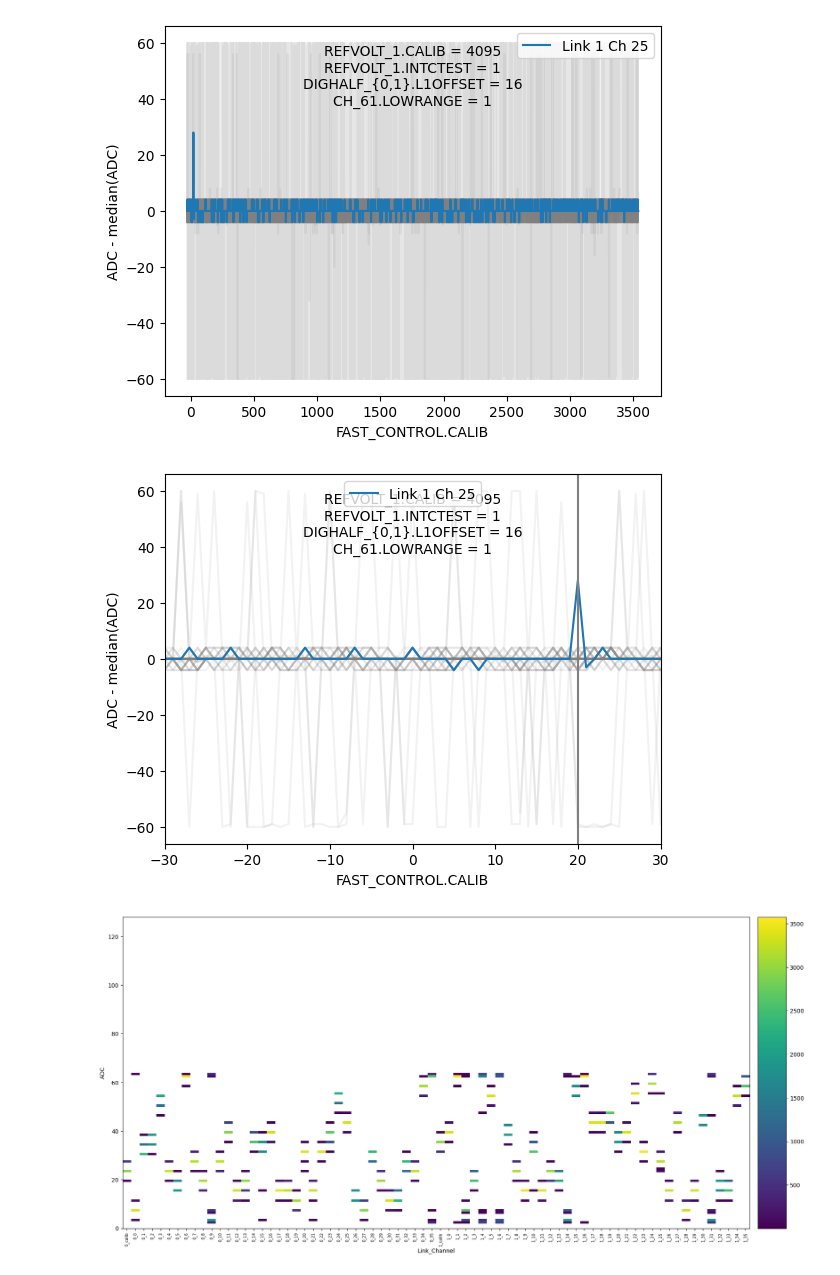
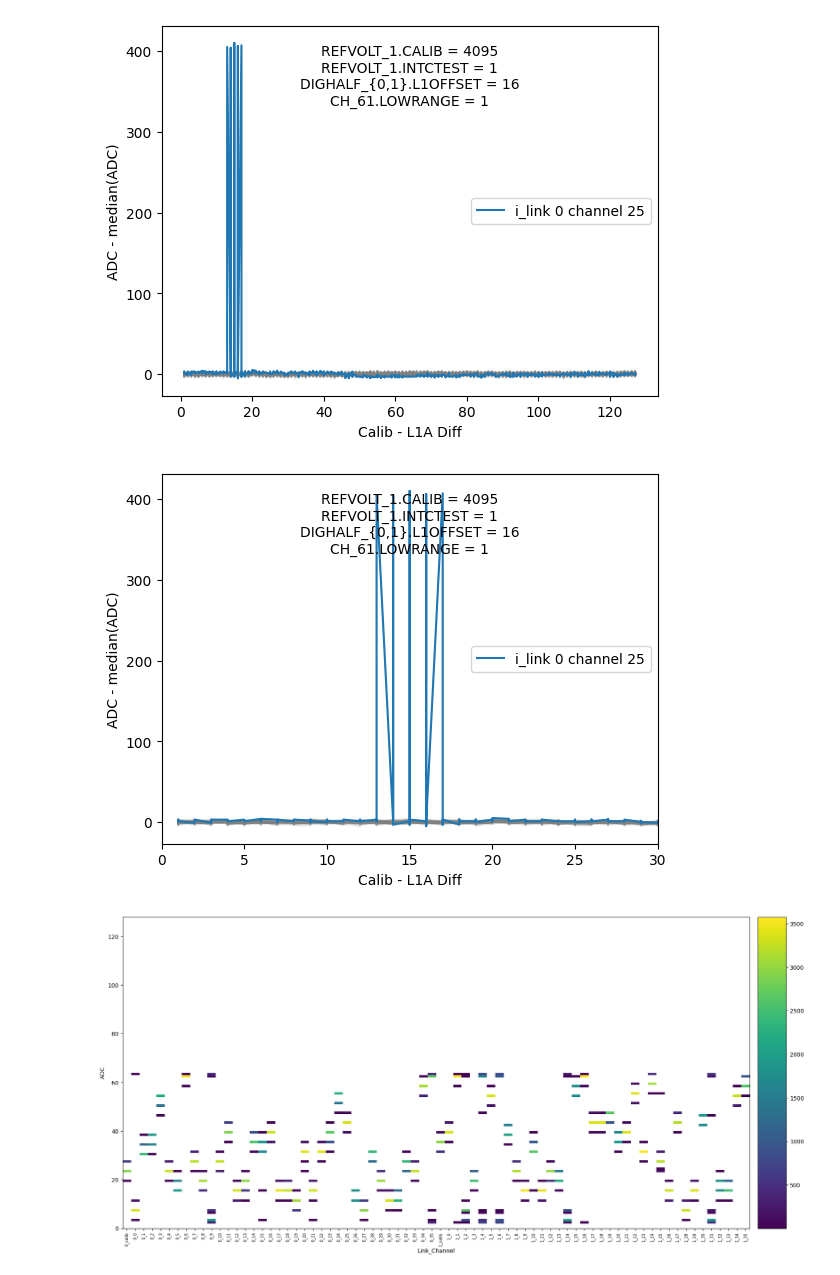
Before and after one commit to tomeichlersmith/ldmx-hgcroc-ana-dump, a Jupyter notebook: charge-timein.ipynb, the cells around one changed output. Drawn from its saved outputs; the diff is of its cells as text; code cells hidden in the pictures.

Commit message:
update charge-timein

```diff
--- a/charge-timein.ipynb
+++ b/charge-timein.ipynb
@@ -3,44 +3,45 @@ import pandas as pd
 import matplotlib.pyplot as plt
 import numpy as np
 # %%
-p = pd.read_csv('pflib/data/charge-timein-2025-05-28-164957.csv')
+p = pd.read_csv('pflib/charge-timein_20251214_150308.csv')
+p = pd.read_csv('pflib/charge-timein_20251214_152043.csv')
 # %%
-actual_range=list(range(-30,3539))
+actual_range=np.vstack((np.arange(1,128),)*5).T.flatten()
 
 def single_channel(link, ch, **style):
-    samples = p[(p.link==link)&(p.channel==str(ch))].adc.to_numpy()[:3569]
+    samples = p[(p.i_link==link)&(p.channel==str(ch))].adc.to_numpy() #[:3569]
     plt.plot(actual_range, samples-np.median(samples), **style)
 
 def plot():
     for link in range(2):
         for ch in range(1,36):
             single_channel(link, ch, color='gray', alpha=0.1)
-    single_channel(1, 25, label='Link 1 Ch 25')
+    single_channel(0, 25, label='i_link 0 channel 25')
+    # single_channel(0, 25, label='Link 0 Ch 25')
     plt.legend()
-    plt.xlabel('FAST_CONTROL.CALIB')
+    plt.xlabel('Calib - L1A Diff')
     plt.ylabel('ADC - median(ADC)')
     plt.annotate(
         '\n'.join([
             'REFVOLT_1.CALIB = 4095',
             'REFVOLT_1.INTCTEST = 1',
             'DIGHALF_{0,1}.L1OFFSET = 16',
             'CH_61.LOWRANGE = 1'
         ]),
         xy=(0.5,0.95),
         xycoords='axes fraction',
         va='top', ha='center'
     )
 
 plot()
 plt.show()
 
 plot()
-plt.xlim(xmin=-30,xmax=30)
-plt.axvline(20, color='gray')
+plt.xlim(xmin=0,xmax=30)
 plt.show()
 # %% [output]
-[figure, old version]
+[figure, new version]
-[figure, old version]
+[figure, new version]
 # %%
 # define a unique ID for each channel to make histograms a bit easier to make
 p['uid'] = p['link'].astype(str)+'_'+p['channel']
```
